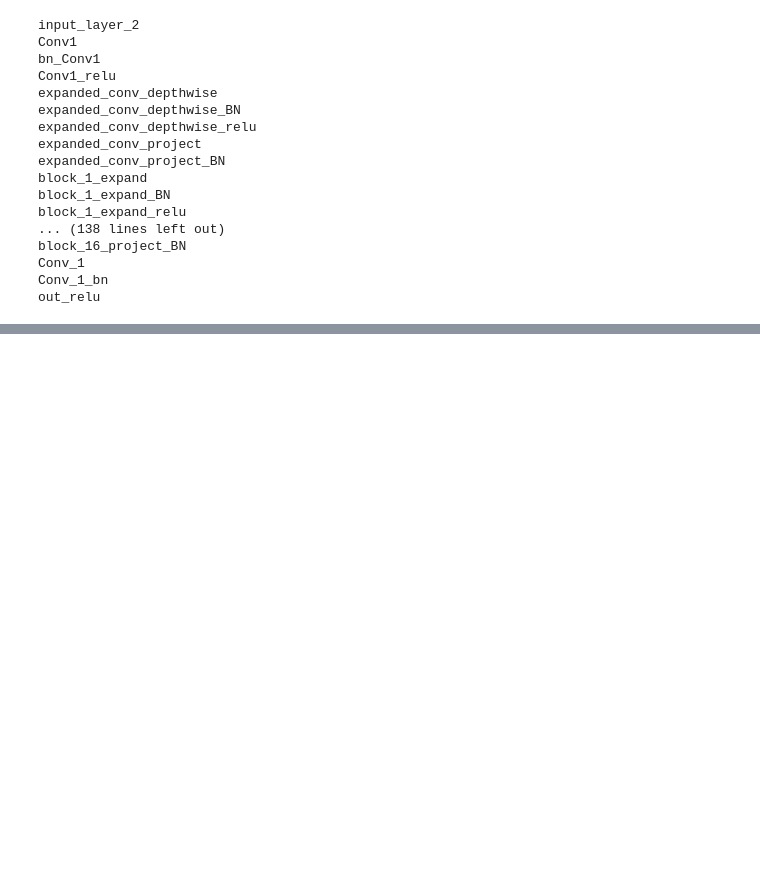
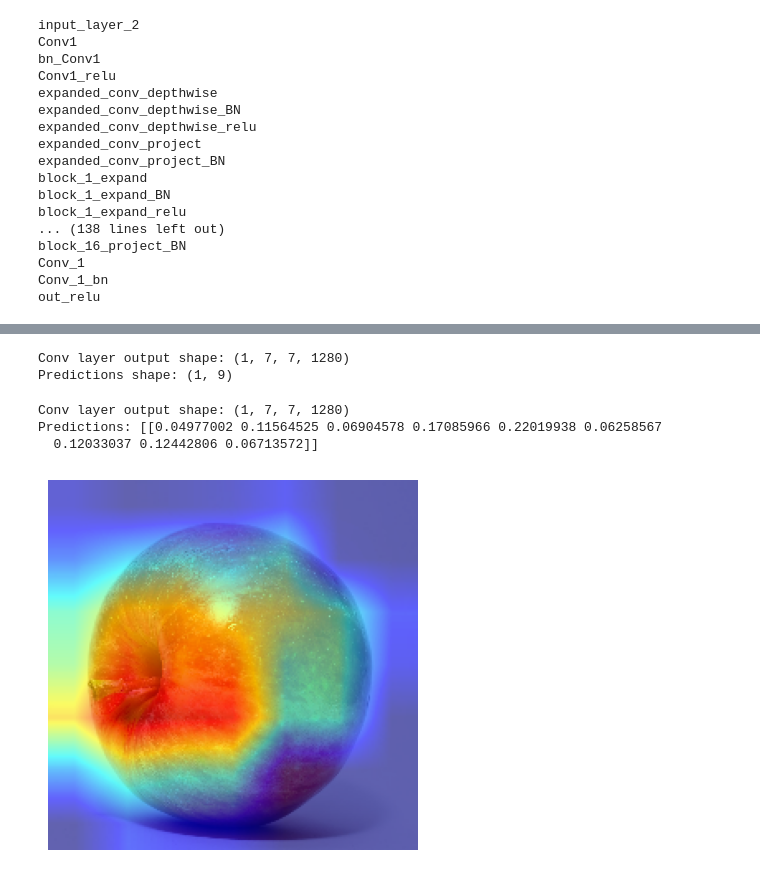
Before and after one commit to anthonynuge/Fruit-Identification-CNN, a Jupyter notebook: notebooks/visualization.ipynb, the cells around one changed output, grey strips where cells are left out. Cells and saved outputs as stored; diff of their text form; code cells hidden in the pictures; blank space fills up the shorter version.

Commit message:
Add grad cam and pca.

```diff
--- a/notebooks/visualization.ipynb
+++ b/notebooks/visualization.ipynb
@@ -147,4 +109,0 @@ def display_grad_cam(img, heatmap, alpha=0.4):
-# %%
-layer = 'Conv_1'
-heatmap = grad_cam(model, layer , processed_image)
-display_grad_cam(processed_image[0], heatmap)
@@ -169,0 +114,46 @@ print([layer.name for layer in base_model.layers])  # Ensure "Conv_1" exists
+# %%
+base_model = MobileNetV2(input_shape=(224, 224, 3), include_top=False, weights="imagenet")
+base_model.trainable = False
+
+input_tensor = Input(shape=(224, 224, 3))
+
+# Feature Map model
+conv_model = Model(inputs=base_model.input, outputs=base_model.get_layer("Conv_1").output)
+
+# Prediction model
+x = base_model(input_tensor)
+x = GlobalAveragePooling2D()(x)
+predictions = Dense(9, activation="softmax")(x)
+pred_model = Model(inputs=input_tensor, outputs=predictions)
+# %%
+# Create dummy input
+dummy_input = np.random.random((1, 224, 224, 3)).astype("float32")
+
+# Test conv_model for feature maps
+try:
+    conv_outputs = conv_model(dummy_input)
+    print(f"Conv layer output shape: {conv_outputs.shape}")  # Expected: (1, 7, 7, 1280)
+except Exception as e:
+    print(f"Error with conv_model: {e}")
+
+# Test pred_model for predictions
+try:
+    predictions = pred_model(dummy_input)
+    print(f"Predictions shape: {predictions.shape}")  # Expected: (1, 9)
+except Exception as e:
+    print(f"Error with pred_model: {e}")
+# %% [output]
+Conv layer output shape: (1, 7, 7, 1280)
+Predictions shape: (1, 9)
+# %%
+# Get feature maps for Grad-CAM
+conv_outputs = conv_model(processed_image)
+print(f"Conv layer output shape: {conv_outputs.shape}")
+
+# Get predictions
+predictions = pred_model(processed_image)
+print(f"Predictions: {predictions}")
+# %% [output]
+Conv layer output shape: (1, 7, 7, 1280)
+Predictions: [[0.04977002 0.11564525 0.06904578 0.17085966 0.22019938 0.06258567
+  0.12033037 0.12442806 0.06713572]]
@@ -169,0 +195,22 @@ print([layer.name for layer in base_model.layers])  # Ensure "Conv_1" exists
+# %%
+heatmap_apple = make_gradcam_heatmap(conv_model, pred_model, processed_image)
+# %%
+import cv2
+def overlay_heatmap(heatmap, img_path, alpha=0.6):
+
+    img = cv2.imread(img_path)
+    img = cv2.resize(img, (224, 224))
+    heatmap = cv2.resize(heatmap, (img.shape[1], img.shape[0]))
+    heatmap = np.uint8(255 * heatmap)
+    heatmap = cv2.applyColorMap(heatmap, cv2.COLORMAP_JET)
+    overlay_img = cv2.addWeighted(heatmap, alpha, img, 1 - alpha, 0)
+    return overlay_img
+
+oi = overlay_heatmap(heatmap_apple, image_path)
+plt.imshow(cv2.cvtColor(oi, cv2.COLOR_BGR2RGB))
+plt.title("")
+plt.axis("off")
+plt.show()
+plt.close()
+# %% [output]
+[figure, added]
```
Also changed, not shown: parts of 20 cells of this notebook, 7 other files.
